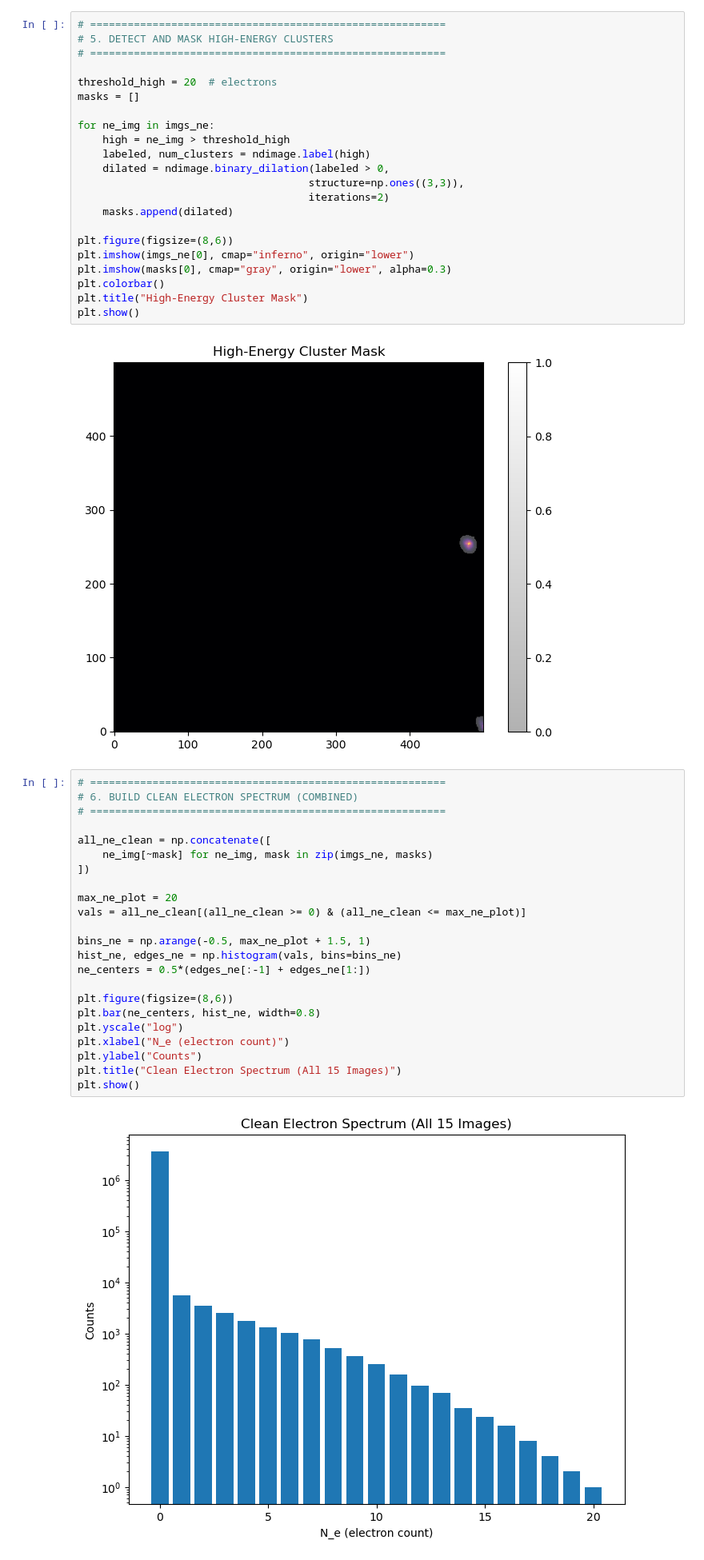
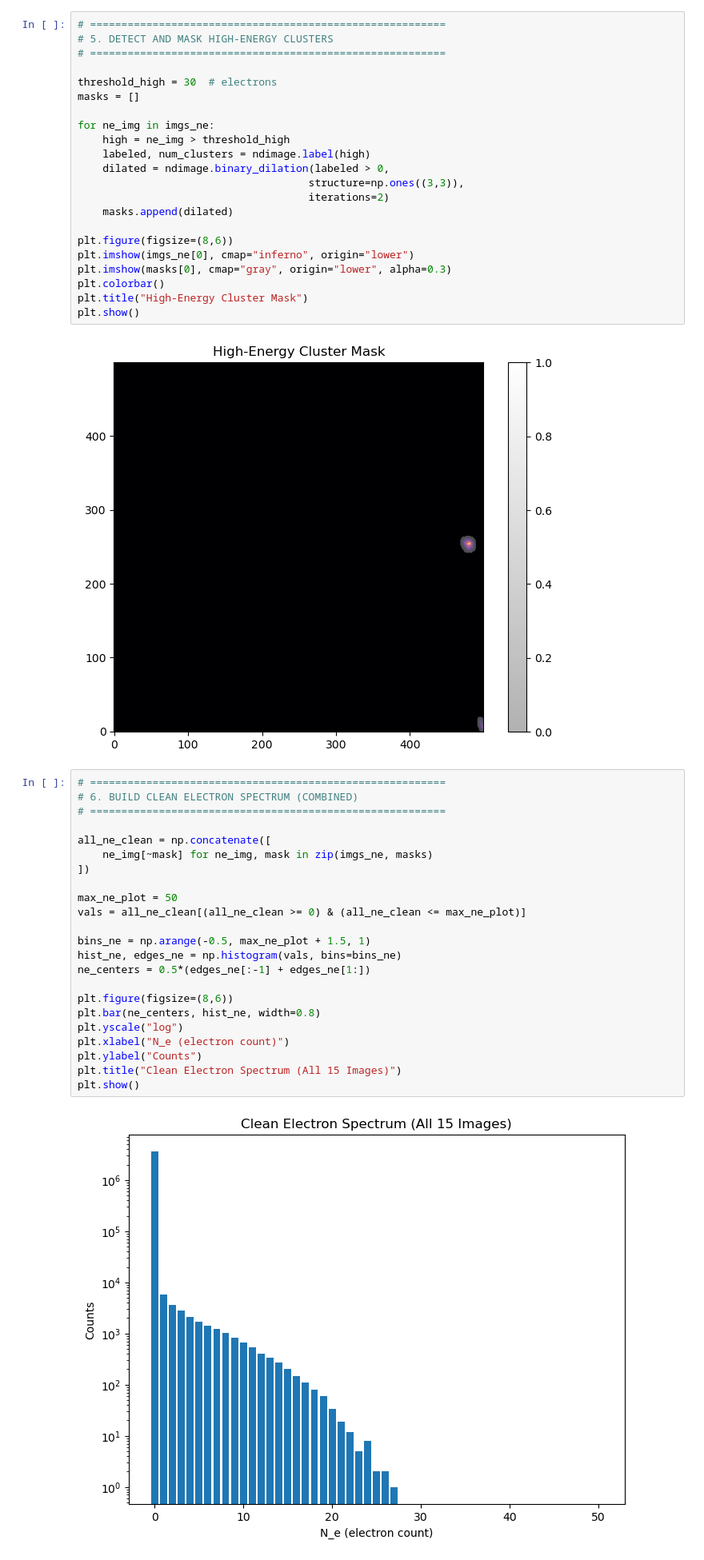
Before and after one commit to dowlingwong/GGI_CCDNR, a Jupyter notebook: CCD.ipynb, the cells around one changed output. Shown at 80% size. Saved outputs shown, nothing was run; the diff lists cells and outputs as text.

```diff
--- a/CCD.ipynb
+++ b/CCD.ipynb
@@ -148,7 +148,7 @@ plt.show()
 # 5. DETECT AND MASK HIGH-ENERGY CLUSTERS
 # =========================================================
 
-threshold_high = 20  # electrons
+threshold_high = 30  # electrons
 masks = []
 
 for ne_img in imgs_ne:
@@ -170,28 +170,28 @@ plt.show()
 # %%
 # =========================================================
 # 6. BUILD CLEAN ELECTRON SPECTRUM (COMBINED)
 # =========================================================
 
 all_ne_clean = np.concatenate([
     ne_img[~mask] for ne_img, mask in zip(imgs_ne, masks)
 ])
 
-max_ne_plot = 20
+max_ne_plot = 50
 vals = all_ne_clean[(all_ne_clean >= 0) & (all_ne_clean <= max_ne_plot)]
 
 bins_ne = np.arange(-0.5, max_ne_plot + 1.5, 1)
 hist_ne, edges_ne = np.histogram(vals, bins=bins_ne)
 ne_centers = 0.5*(edges_ne[:-1] + edges_ne[1:])
 
 plt.figure(figsize=(8,6))
 plt.bar(ne_centers, hist_ne, width=0.8)
 plt.yscale("log")
 plt.xlabel("N_e (electron count)")
 plt.ylabel("Counts")
 plt.title("Clean Electron Spectrum (All 15 Images)")
 plt.show()
 # %% [output]
-[figure, old version]
+[figure, new version]
 # %%
 # =========================================================
 # BUILD ELECTRON SPECTRUM *BEFORE* MASKING HIGH-ENERGY EVENTS
```
Also changed, not shown: parts of 8 cells of this notebook.
